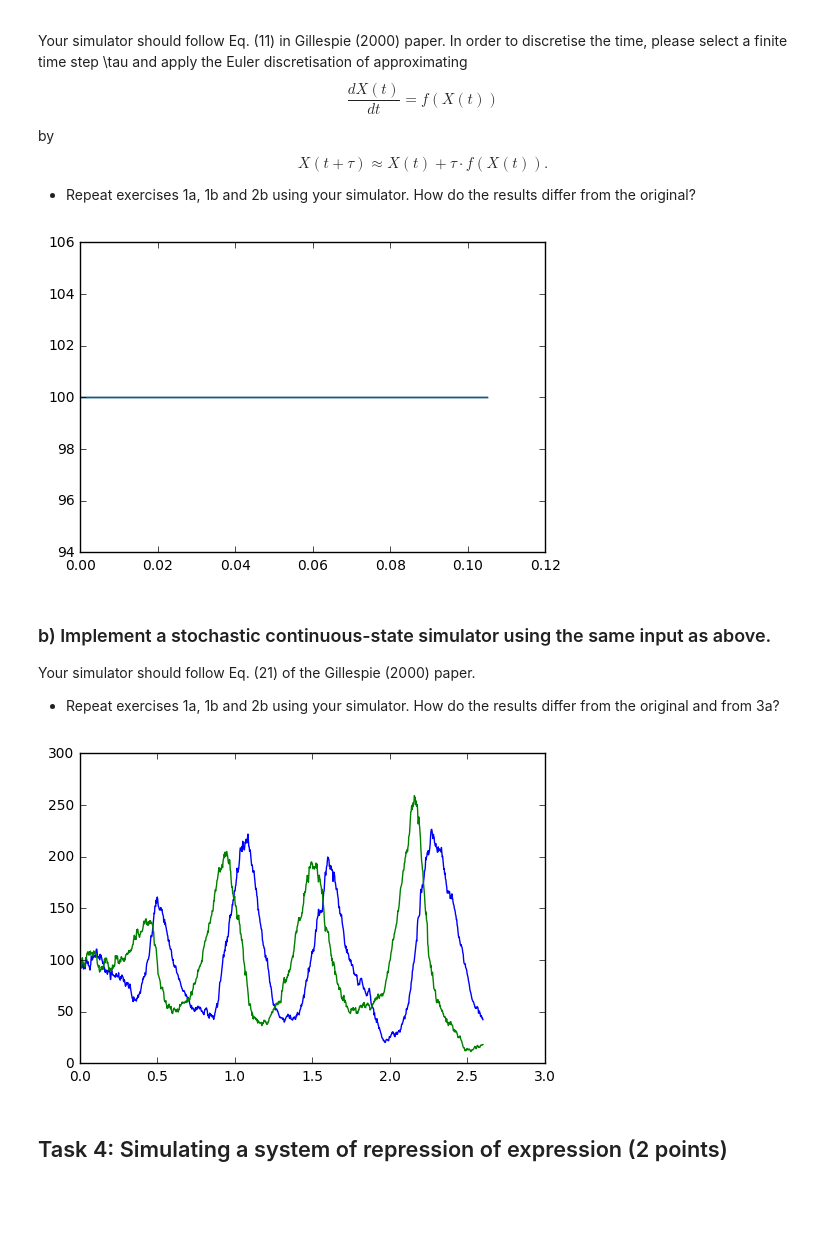
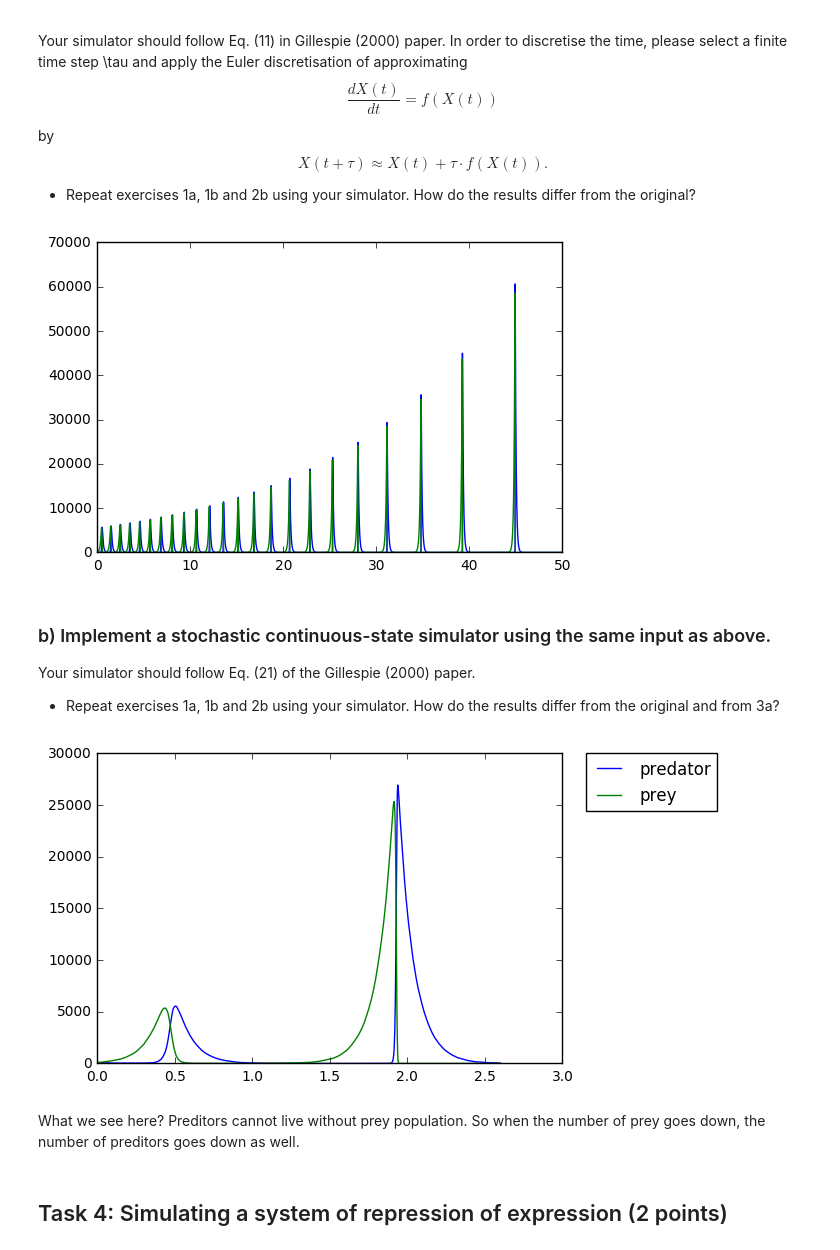
Before and after one commit to belochka/Bioinf, a Jupyter notebook: DynamicNetworkSimulation.ipynb, the cells around one changed output. Drawn from its saved outputs; the diff is of its cells as text; code cells hidden in the pictures; blank space fills up the shorter version.

```diff
--- a/DynamicNetworkSimulation.ipynb
+++ b/DynamicNetworkSimulation.ipynb
@@ -510,22 +511,24 @@ def simulate_reaction_ode(initstate, inputs, outputs, rates, numsteps, tau):
         for i in range(N):
             v[j][i] = outputs[j][i] - inputs[j][i]
     # Implementation of the macroscopic reaction rate equation (Gillespie 2000, equation 11)
-    # TODO: Check strange behavior!
     for i in range(numsteps):
         Thist[i+1] = Thist[i] + tau
-        for k in range(N):
-            if state[k] < 0:
-                state = np.zeros(N)
-                rates = np.zeros(M)
+
         h = np.ones(M)
         for j in range(M):
             for k in range(N):
-                h[j] *= ssp.binom(state[k], inputs[j][k])
+                if (inputs[j][k] == 1):
+                    h[j] *= state[k]
+#                 h[j] *= ssp.binom(state[k], inputs[j][k])
+#                 h[j] *= comb(state[k], inputs[j][k])
         a = h * rates   # vector with indices [0, .., M-1]
+
         fx = np.zeros(N)
         for j in range(M):
-            fx += v[j] * a[j]
-        state += tau * fx
+            for k in range(N):
+                fx[k] += v[j][k] * a[j] * tau
+
+        state += fx
         Nhist[i+1,:] = state
     return (Thist, Nhist)
 
@@ -557,14 +560,17 @@ def simulate_reaction_ode(initstate, inputs, outputs, rates, numsteps, tau):
 # only the case with rates=[0.1,10,10] (fx = [0,0]) will be constant
 # v tells us that chances of all reactions should be almost equal in order for system to live (fx=[a1-a3, -a1+a2] and state[i] > fx[i] for each i in 0..N-1)
 #Thist, Nhist = simulate_reaction_ode(np.array([1, 100]), np.array([[1, 1],[0,1],[1,0]]), np.array([[2,0],[0,2],[0,0]]), np.array([0.1, 10, 10]), 100, 3.5/100)
-Thist, Nhist = simulate_reaction_ode(np.array([100, 100]), np.array([[1, 1],[0,1],[1,0]]), np.array([[2,0],[0,2],[0,0]]), np.array([0.1, 10, 10]), 3, 3.5/100)
-#Thist, Nhist = simulate_reaction_ode(np.array([100, 100]), np.array([[1, 1],[0,1],[1,0]]), np.array([[2,0],[0,2],[0,0]]), np.array([0.01, 10, 10]), 50000, 50/50000)
+# Thist, Nhist = simulate_reaction_ode(np.array([100, 100]), np.array([[1, 1],[0,1],[1,0]]), np.array([[2,0],[0,2],[0,0]]), np.array([0.1, 10, 10]), 3, 3.5/100)
+Thist, Nhist = simulate_reaction_ode(np.array([100, 100]), np.array([[1, 1],[0,1],[1,0]]), np.array([[2,0],[0,2],[0,0]]), np.array([0.01, 10, 10]), 50000, 50/50000)
 #Thist, Nhist = simulate_reaction_ode(np.array([100, 100]), np.array([[1, 1],[0,1],[1,0]]), np.array([[2,0],[0,2],[0,0]]), np.array([0.1, 5, 10]), 50000, 50/50000)
 #Thist, Nhist = simulate_reaction_ode(np.array([100, 100]), np.array([[1, 1],[0,1],[1,0]]), np.array([[2,0],[0,2],[0,0]]), np.array([0.1, 10, 7]), 50000, 50/50000)
 plt.plot(Thist, Nhist)
 plt.show()
+
+
+#TODO: Discussion. How the results differ from the original?
 # %% [output]
-[figure, old version]
+[figure, new version]
 # %% [markdown]
 ### b) Implement a stochastic continuous-state simulator using the same input as above.
 
@@ -572,7 +578,6 @@ Your simulator should follow Eq. (21) of the Gillespie (2000) paper.
 
 * Repeat exercises 1a, 1b and 2b using your simulator. How do the results differ from the original and from 3a?
 # %%
-import math
 # Suggested skeleton with same arguments as above, except tau is the time step
 def simulate_chemical_langevin_eq(initstate, inputs, outputs, rates, numsteps, tau):
     # Current time and state
@@ -593,65 +598,73 @@ def simulate_chemical_langevin_eq(initstate, inputs, outputs, rates, numsteps, t
 
     # ...
     for i in range(numsteps):
-        t_cur += tau
-        Thist[i+1] = t_cur
-
-#         for k in range(N):
-#             if state[k] < 0:
-#                 state = np.zeros(N)
-#                 rates = np.zeros(M)
+        Thist[i+1] = Thist[i] + tau
 
         h = np.ones(M)
         for j in range(M):
             for k in range(N):
-                h[j] *= comb(state[k], inputs[j][k])
-        a = h * rates  # vector with indices [0, .., M-1]
-
+                if (inputs[j][k] == 1):
+                    h[j] *= state[k]
+#                 h[j] *= ssp.binom(state[k], inputs[j][k])
+#                 h[j] *= comb(state[k], inputs[j][k])
+        a = h * rates   # vector with indices [0, .., M-1]
 
         fx = np.zeros(N)
         gx = np.zeros(N)
         for j in range(M):
             for k in range(N):
                 fx[k] += v[j][k] * a[j] * tau
-                gx[k] += v[j][k] * (a[j] * tau)**(1/2) * npr.normal(0,1)
+#                 gx[k] += v[j][k] * (a[j] * tau)**(1/2) * npr.normal(0,1)
+                gx[k] += v[j][k] * np.sqrt(a[j] * tau) * npr.normal(0,1)
+#                 gx[k] += 0 * v[j][k] * (a[j] * tau)**(1/2) * npr.normal(0,1)
+
 
         state += fx + gx
+        for k in range(N):
+            if state[k] < 1e-6:
+                state[k] = 1e-6
+
         Nhist[i+1,:] = state
     # ...
 
     return (Thist, Nhist)
 
 
 #1a)
 # 5.458 — average time from task 1a.
 # for i in range(100):
 #     Thist, Nhist = simulate_chemical_langevin_eq(np.array([100]), np.array([[1]]), np.array([[0]]), np.array([1]), 100, 5.458/100)
 #     plt.plot(Thist, Nhist)
 # plt.show()
 
 #1b)
 # for i in range(10):
 #     Thist, Nhist = simulate_chemical_langevin_eq(np.array([100]), np.array([[1],[1]]), np.array([[2],[0]]), np.array([0.8,1]), 100, 0.25)
 #     plt.plot(Thist, Nhist)
 # plt.show()
 
 # for i in range(10):
 #     Thist, Nhist = simulate_chemical_langevin_eq(np.array([100]), np.array([[1],[1]]), np.array([[2],[0]]), np.array([1,1]), 1000, 0.1)
 #     plt.plot(Thist, Nhist)
 # plt.show()
 
 # for i in range(10):
 #     Thist, Nhist = simulate_chemical_langevin_eq(np.array([100]), np.array([[1],[1]]), np.array([[2],[0]]), np.array([1.2,1]), 100, 0.1)
 #     plt.plot(Thist, Nhist)
 # plt.show()
 
 #2b)
 # Thist, Nhist = simulate_chemical_langevin_eq(np.array([100, 100]), np.array([[1, 1],[0,1],[1,0]]), np.array([[2,0],[0,2],[0,0]]), np.array([0.1, 10, 10]), 10000, 3.5/10000)
-Thist, Nhist = simulate_chemical_langevin_eq(np.array([100, 100]), np.array([[1, 1],[0,1],[1,0]]), np.array([[2,0],[0,2],[0,0]]), np.array([0.1, 10, 10]), 1000, 2.6/1000)
-plt.plot(Thist, Nhist)
+Thist, Nhist = simulate_chemical_langevin_eq(np.array([100, 100]), np.array([[1, 1],[0,1],[1,0]]), np.array([[2,0],[0,2],[0,0]]), np.array([0.01, 10, 10]), 1000, 2.6/1000)
+plt.plot(Thist, [x[0] for x in Nhist], label='predator')
+plt.plot(Thist, [x[1] for x in Nhist], label='prey')
+plt.legend(bbox_to_anchor=(1.05, 1), loc=2, borderaxespad=0.)
 plt.show()
 # %% [output]
-[figure, old version]
+[figure, new version]
+# %% [markdown]
+What we see here? Preditors cannot live without prey population.
+So when the number of prey goes down, the number of preditors goes down as well.
 # %% [markdown]
 ## Task 4: Simulating a system of repression of expression (2 points)
 # %% [markdown]
```
Also changed, not shown: parts of 4 cells of this notebook.
